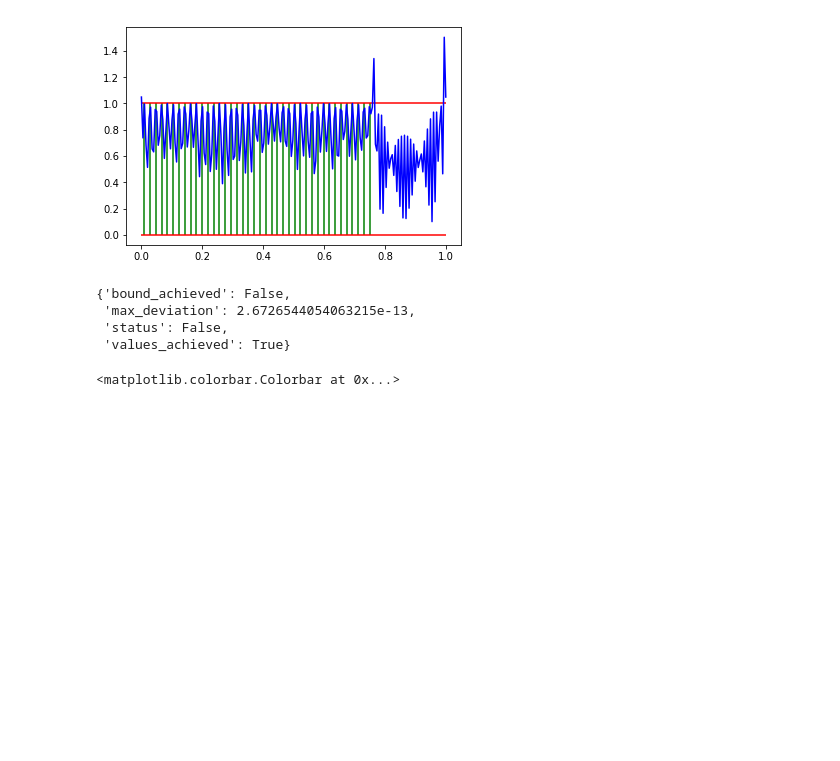
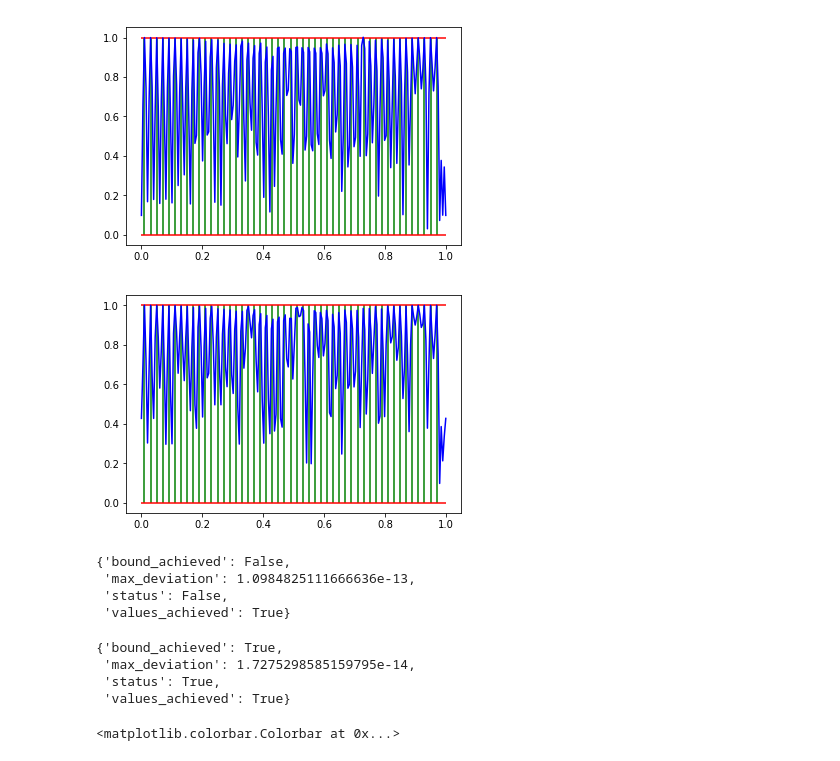
Before and after one commit to eonaran/sr_multisignals, a Jupyter notebook: Many Sample Dual Certificates.ipynb, the cells around one changed output. Saved outputs shown, nothing was run; the diff lists cells and outputs as text; code cells hidden in the pictures; blank space fills up the shorter version.

```diff
--- a/Many Sample Dual Certificates.ipynb
+++ b/Many Sample Dual Certificates.ipynb
@@ -13,10 +13,11 @@ reload(test_data)
 reload(dual_certificates)
 reload(trig_poly)
 
-N = 40
-m = 4
+
+m = 1
 fc = 50
-min_separation = 0.95 / fc
+min_separation = 1.0 / fc
+N = int(1.0/min_separation-1)
 
 kernel = trig_poly.TrigPoly.dirichlet(fc)
 
@@ -28,18 +29,31 @@ sign_pattern = test_data.uniform_sign_pattern_multidim(N, m)
 interpolator_2 = dual_certificates.interpolate_multidim_with_derivative(support, sign_pattern, kernel)
 interpolator_3 = dual_certificates.interpolate_multidim_0Grad(support, sign_pattern, kernel)
 # %%
+plt.figure(0)
+plt_util.plot_trig_poly_magnitude(interpolator_2)
+plt_util.plot_support_magnitude_lines(support)
+plt_util.plot_magnitude_bounds()
+plt.figure(1)
 plt_util.plot_trig_poly_magnitude(interpolator_3)
 plt_util.plot_support_magnitude_lines(support)
 plt_util.plot_magnitude_bounds()
 # %% [output]
-[figure, old version]
+[figure, new version]
+[figure, added]
 # %%
 dual_certificates.validate(support, sign_pattern, interpolator_2)
 # %% [output]
 {'bound_achieved': False,
- 'max_deviation': 2.6726544054063215e-13,
+ 'max_deviation': 1.0984825111666636e-13,
  'status': False,
  'values_achieved': True}
+# %%
+dual_certificates.validate(support, sign_pattern, interpolator_3)
+# %% [output]
+{'bound_achieved': True,
+ 'max_deviation': 1.7275298585159795e-14,
+ 'status': True,
+ 'values_achieved': True}
 # %%
 plt.imshow(np.absolute(kernel.derivative().inners_of_shifts(support)))
 plt.colorbar()
```
